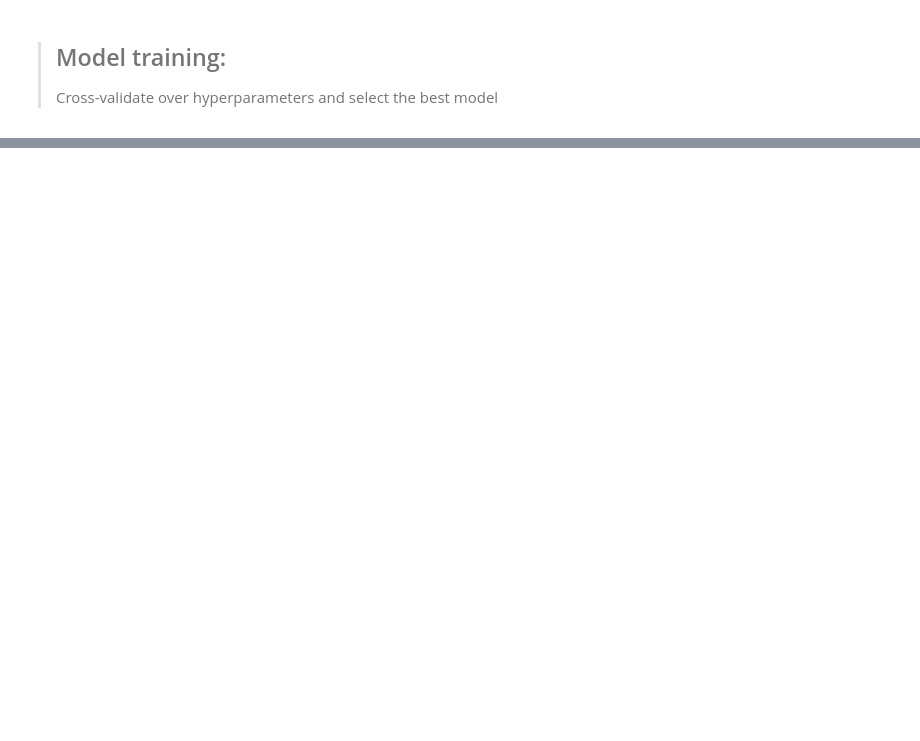
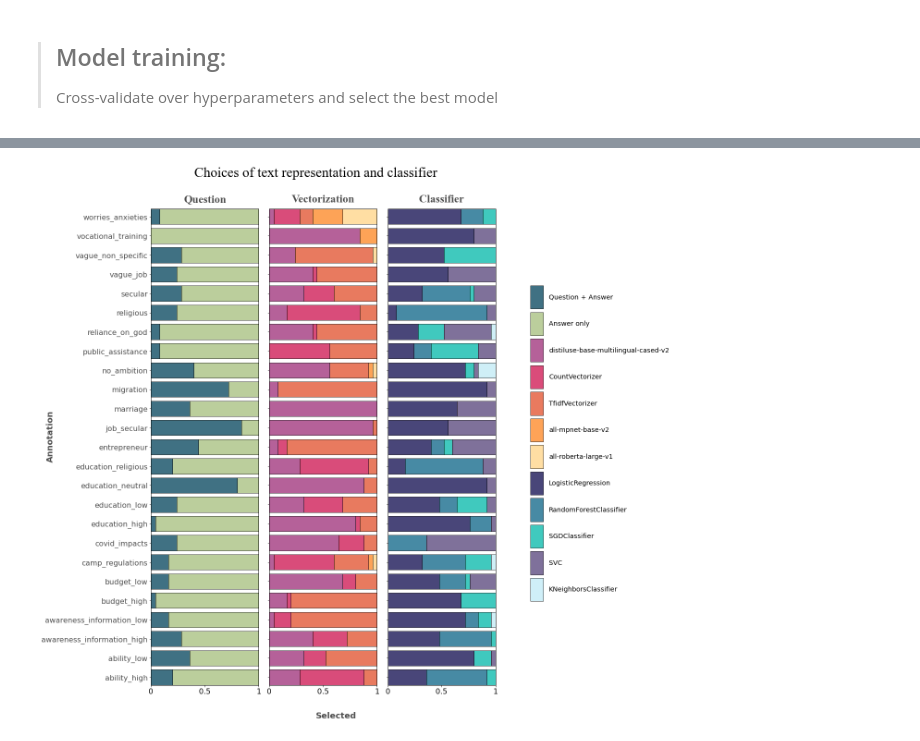
Before and after one commit to worldbank/iQual, a Jupyter notebook: notebooks/Model-Bootstrap.ipynb, the cells around one changed output, grey strips where cells are left out. Cells and saved outputs as stored; diff of their text form; code cells hidden in the pictures; blank space fills up the shorter version.

```diff
--- a/notebooks/Model-Bootstrap.ipynb
+++ b/notebooks/Model-Bootstrap.ipynb
@@ -36,7 +40,7 @@ scoring_dict = evaluation.get_scoring_dict(['f1'])
 dict_dir          = "../dictionaries"
 
 ### Sentence-Transformers precomputed vectors
-sbert_models      = ["all-mpnet-base-v2","distiluse-base-multilingual-cased-v2"]
+sbert_models      = ["all-mpnet-base-v2",'all-roberta-large-v1',"distiluse-base-multilingual-cased-v2"]
 sbert_model_paths = [os.path.join(dict_dir,m+'.pkl') for m in sbert_models]
 
 ### Spacy precomputed vectors
@@ -82,6 +86,6 @@ Number of hyperparameter configurations: 306
 > ## Model training:
 > Cross-validate over hyperparameters and select the best model
 # %%
-NUM_BOOTSTRAP_RUNS = 10
+NUM_BOOTSTRAP_RUNS = 25
 # %%
 bootstrap_dfs = []
@@ -197,0 +176,13 @@ param_dfs
+# %%
+question_options      = param_data['question'].unique()
+vectorizer_options    = param_data['vectorization'].unique()
+classifier_options    = param_data['classifier'].unique()
+all_options = [*question_options,*vectorizer_options,*classifier_options]
+
+colors = [
+    '#00425A','#A4BE7B',
+    '#9C2C77','#CD104D','#E14D2A','#FD841F','#FFD384',
+    '#0C084C','#096386','#00B7A8', '#544179', '#BFEAF5',
+]
+
+color_dict = {option:colors[o] for o, option in enumerate(all_options)}
@@ -197,0 +197,74 @@ param_dfs
+# %%
+import matplotlib.pyplot as plt
+import numpy as np
+
+# Subplots
+fig, axs = plt.subplots(1, 3, sharey=True, figsize=(18,18))
+
+# Title
+fig.suptitle("Choices of text representation and classifier",x=0.4, y=0.99, fontfamily='Times New Roman',fontsize=30,)
+
+# Empty lists - handles/labels for adding common legend later.
+handles = []
+labels  = []
+
+for i, (ax, col) in enumerate(zip(axs, ['question', 'vectorization', 'classifier'])):
+    param_df = param_data.groupby('annotation')[col].value_counts().unstack().fillna(0) / param_data.bootstrap_run.nunique()
+    bottom   = np.zeros(len(param_df.index))
+
+    for j, key in enumerate(param_data[col].unique()):
+        values = param_df[key].values
+        h      = ax.barh(param_df.index,
+                         values,
+                         color=color_dict[key],
+                         alpha=0.75,ec='k',lw=1,
+                         left=bottom
+                        )
+
+        bottom += values
+
+        handles.append(h)
+        labels.append(key)
+
+    ax.grid(False)
+    ax.margins(0, 0, tight=True)
+
+    ax.set_title(col.capitalize(),fontdict={'family':'Times New Roman',
+                                            'fontsize':24,
+                                            'color':'#4e4e4e',
+                                            'fontweight':800
+                                           },
+                 pad=15)
+
+    # Optional: Create a line at the boundary of each subplot
+    for pos in ['top','right','bottom','left']:
+        ax.spines[pos].set(lw=1,ec='k')
+
+    # X-axis
+    ax.set_xticks([0,0.5,1],labels=[0,0.5,1], fontsize=16, fontweight='light')
+
+    # Y-axis
+    ax.tick_params(axis='y',labelsize=16, labelcolor='#4e4e4e')
+
+# X-axis label
+fig.text(0.4, 0.07, 'Selected',fontdict={"fontsize":18,
+                                         'color':"#4e4e4e",
+                                         'weight':'bold'},)
+
+# Y-axis label
+fig.text(-0.05, 0.5,'Annotation',rotation='vertical',fontdict={"fontsize":18,
+                                                               'color':"#4e4e4e",
+                                                               'weight':'bold'},
+        )
+
+# Legend
+fig.legend(handles, labels, ncol=1, loc='center right',
+           frameon=False, labelspacing=0.5,
+           handlelength=2,handleheight=5,
+           fontsize='x-large')
+
+# Plot
+plt.subplots_adjust(top=0.92,wspace=0.1,right=0.7)
+plt.show()
+# %% [output]
+[figure, added]
```
Also changed, not shown: parts of 12 cells of this notebook, 3 other files.
